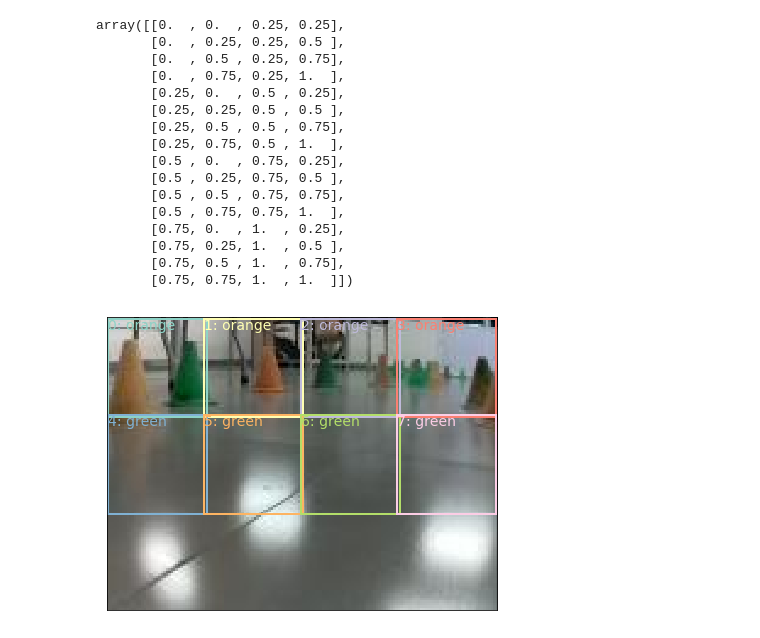
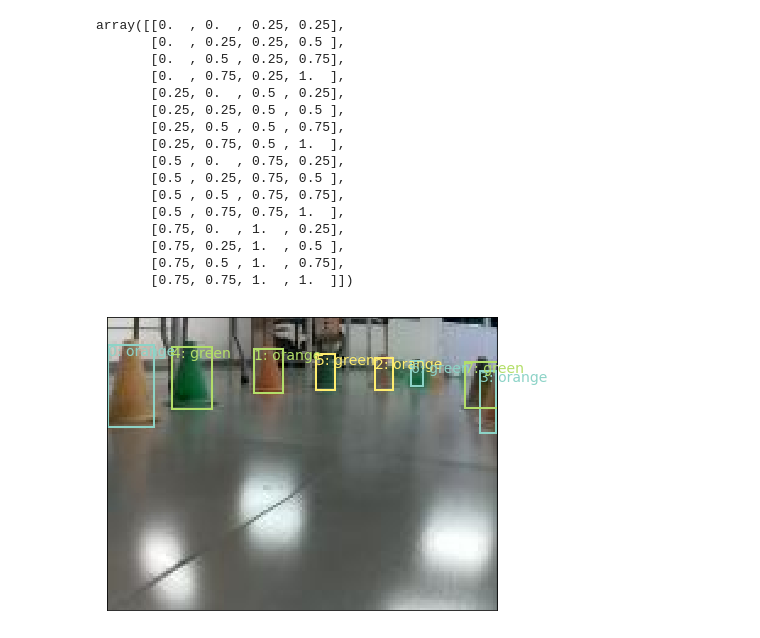
Before and after one commit to 10zinten/Driverless-project, a Jupyter notebook: object-detection/prototype/SSD cone detection.ipynb, the cells around one changed output. Drawn from its saved outputs; the diff is of its cells as text; code cells hidden in the pictures.

```diff
--- a/object-detection/prototype/SSD cone detection.ipynb
+++ b/object-detection/prototype/SSD cone detection.ipynb
@@ -419,16 +433,16 @@ array([[0.  , 0.  , 0.25, 0.25],
        [0.75, 0.5 , 1.  , 0.75],
        [0.75, 0.75, 1.  , 1.  ]])
 # %%
-def torch_gt(ax, ima, bbox, clas, prs=None, thresh=0.4):
-    return show_ground_truth(ax, ima, (bbox*158),
+def gt(ax, ima, bbox, clas, prs=None, thresh=0.4):
+    return show_ground_truth(ax, ima, (bbox*224),
          clas, prs if prs is not None else None, thresh)
 # %%
 idx=7
 ima = x[idx]
 bbox = y[0][idx]
 clas = y[1][idx]
-
-fig, ax = plt.subplots(figsize=(7,7))
-torch_gt(ax, ima, anchor_cnr, clas)
-# %% [output]
-[figure, removed]
+# %%
+fig, ax = plt.subplots(figsize=(7,7))
+gt(ax, ima, bbox, clas)
+# %% [output]
+[figure, added]
```
Also changed, not shown: parts of 12 cells of this notebook.
